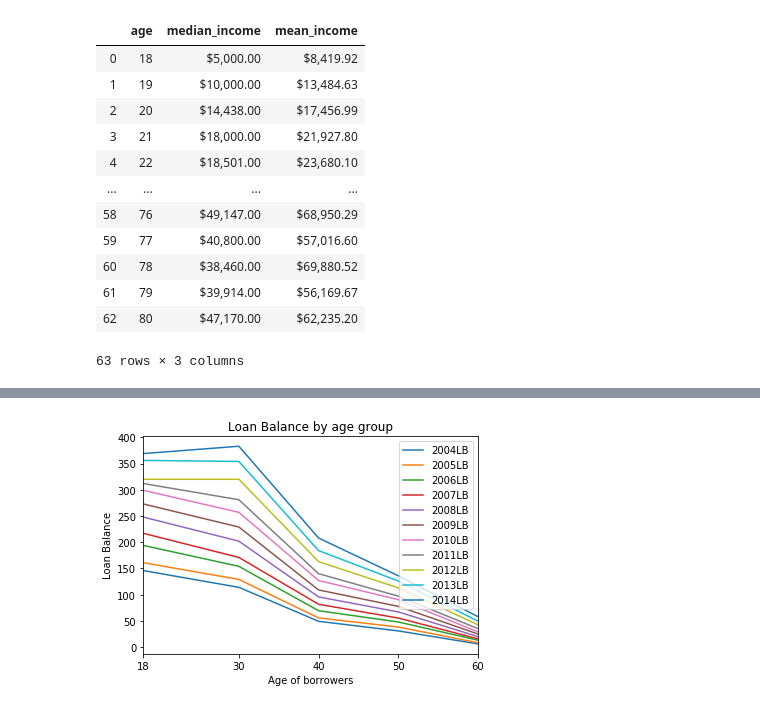
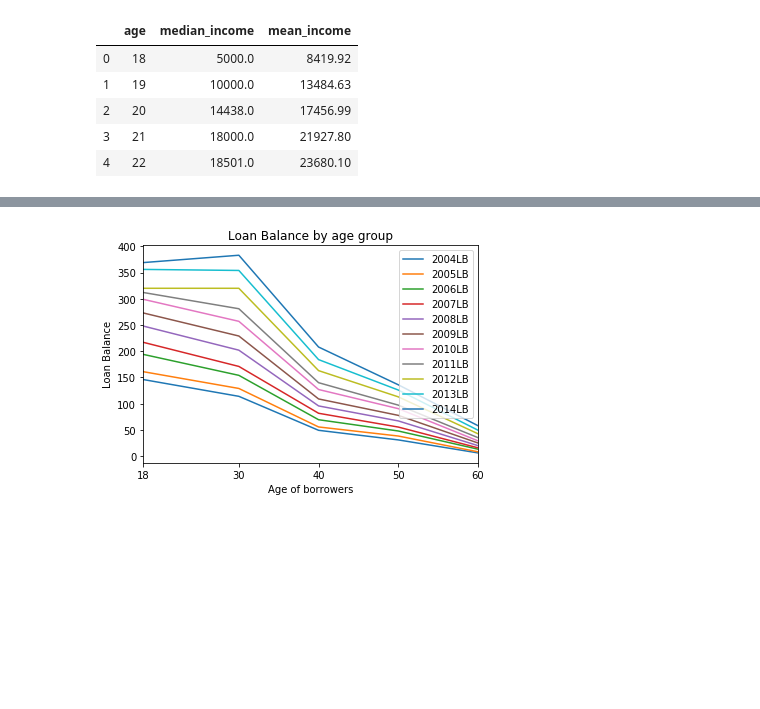
Before and after one commit to AHalarewicz/StudentLoanData, a Jupyter notebook: clean.ipynb, the cells around one changed output, grey strips where cells are left out. Drawn from its saved outputs; the diff is of its cells as text; code cells hidden in the pictures; blank space fills up the shorter version.

```diff
--- a/clean.ipynb
+++ b/clean.ipynb
@@ -12,6 +13,11 @@ import re
 # import data containing mean income for each age in 2019
 mean_income = pd.read_csv('data/mean-income-by-age-2019.csv')
 mean_income.columns = ['age', 'mean_income']
-mean_income
+mean_income.head(2)
+
+# remove price formating and convert object type to float
+mean_income['mean_income'] = mean_income['mean_income'].astype(str).str.replace('$', '').str.replace(',', '').astype(float)
+
+mean_income.head(2)
 # %% [output]
 |  | age | mean_income |
@@ -31,6 +27,9 @@ mean_income
 # import data containing median income for each age in 2019
 median_income = pd.read_csv('data/median-income-by-age-2019.csv')
 median_income.columns = ['age', 'median_income']
-median_income
+
+#remove price formatting and convert object type to float
+median_income['median_income'] = median_income['median_income'].astype(str).str.replace('$', '').str.replace(',', '').astype(float)
+median_income.head(2)
 # %% [output]
 |  | age | median_income |
@@ -49,21 +38,14 @@ median_income
 # %%
 # merge median and mean income to single df
 income_by_age = pd.merge(median_income, mean_income)
-income_by_age
+income_by_age.head()
 # %% [output]
 |  | age | median_income | mean_income |
-| 0 | 18 | $5,000.00 | $8,419.92 |
-| 1 | 19 | $10,000.00 | $13,484.63 |
-| 2 | 20 | $14,438.00 | $17,456.99 |
-| 3 | 21 | $18,000.00 | $21,927.80 |
-| 4 | 22 | $18,501.00 | $23,680.10 |
-| ... | ... | ... | ... |
-| 58 | 76 | $49,147.00 | $68,950.29 |
-| 59 | 77 | $40,800.00 | $57,016.60 |
-| 60 | 78 | $38,460.00 | $69,880.52 |
-| 61 | 79 | $39,914.00 | $56,169.67 |
-| 62 | 80 | $47,170.00 | $62,235.20 |
+| 0 | 18 | 5000.0 | 8419.92 |
+| 1 | 19 | 10000.0 | 13484.63 |
+| 2 | 20 | 14438.0 | 17456.99 |
+| 3 | 21 | 18000.0 | 21927.80 |
+| 4 | 22 | 18501.0 | 23680.10 |
-63 rows × 3 columns
 # %%
 # import student load balance by age group
 loan_balance_by_year = pd.read_csv('data/loan-balance-by-age.csv')
```
Also changed, not shown: parts of 12 cells of this notebook.
